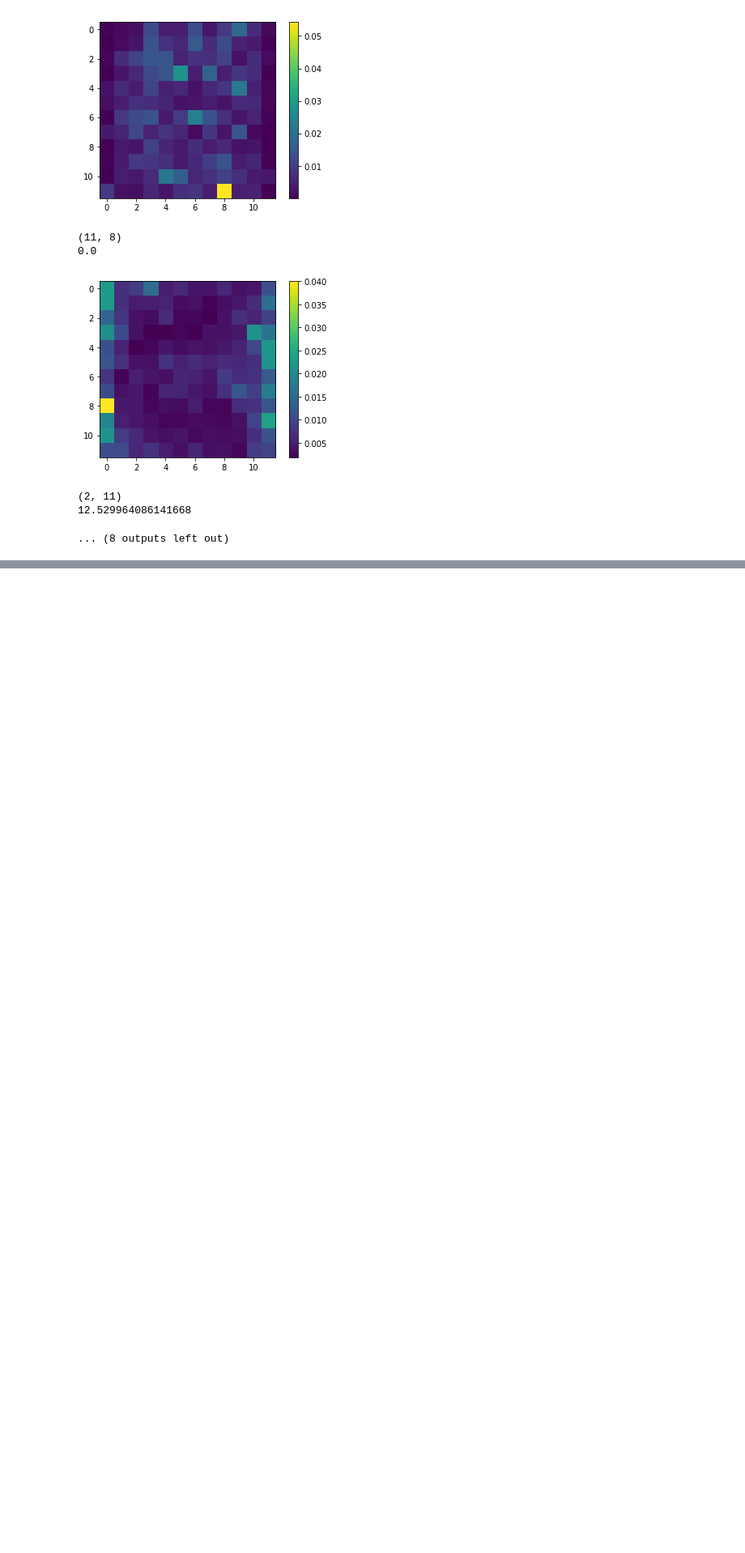
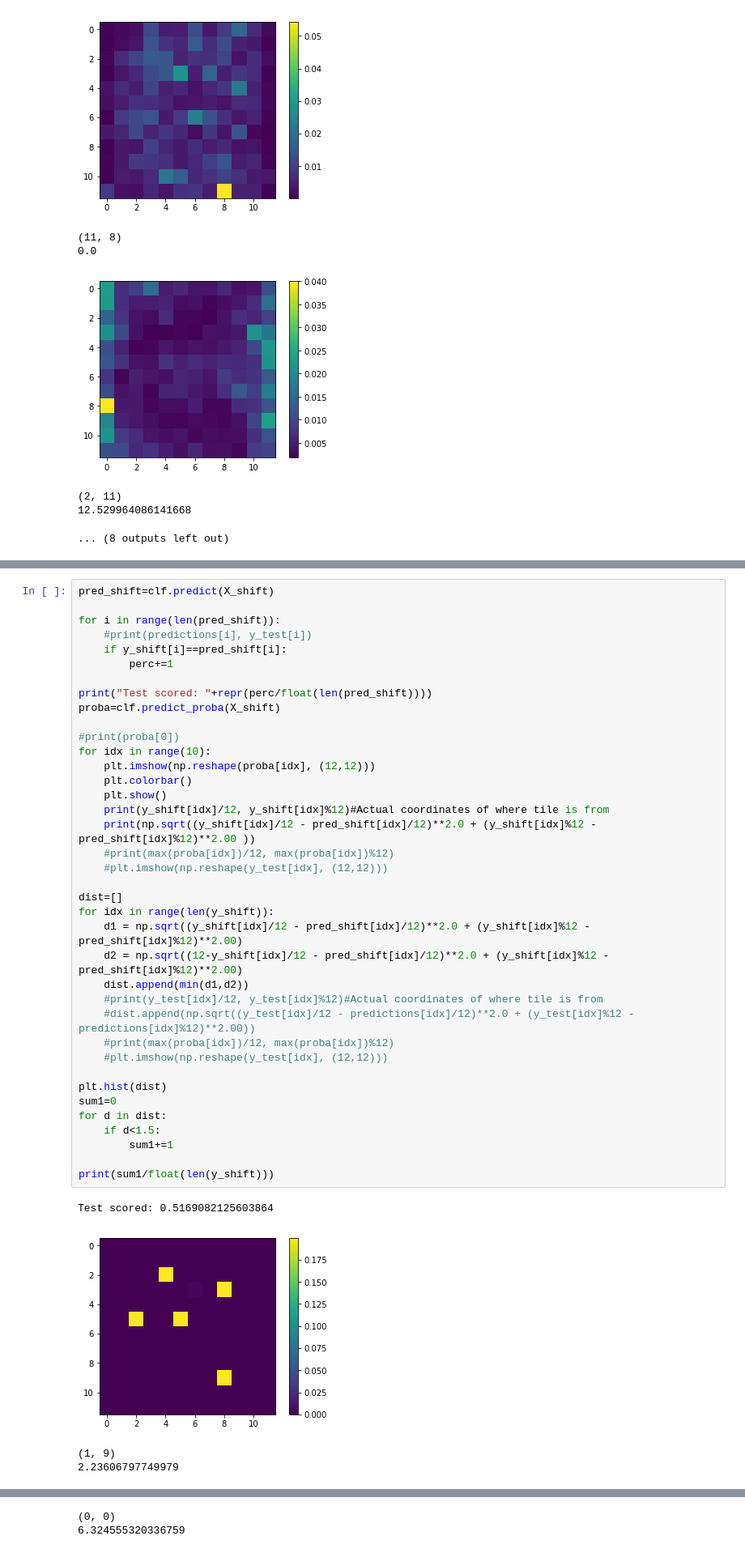
Before and after one commit to soudk/NightSky, a Jupyter notebook: LogisticRegression.ipynb, the cells around one changed output, grey strips where cells are left out. Shown at 81% size. Cells and saved outputs as stored; diff of their text form; blank space fills up the shorter version.

```diff
--- a/LogisticRegression.ipynb
+++ b/LogisticRegression.ipynb
@@ -171,0 +242,43 @@ print(sum1/float(len(y_test)))
+# %%
+pred_shift=clf.predict(X_shift)
+
+for i in range(len(pred_shift)):
+    #print(predictions[i], y_test[i])
+    if y_shift[i]==pred_shift[i]:
+        perc+=1
+
+print("Test scored: "+repr(perc/float(len(pred_shift))))
+proba=clf.predict_proba(X_shift)
+
+#print(proba[0])
+for idx in range(10):
+    plt.imshow(np.reshape(proba[idx], (12,12)))
+    plt.colorbar()
+    plt.show()
+    print(y_shift[idx]/12, y_shift[idx]%12)#Actual coordinates of where tile is from
+    print(np.sqrt((y_shift[idx]/12 - pred_shift[idx]/12)**2.0 + (y_shift[idx]%12 - pred_shift[idx]%12)**2.00 ))
+    #print(max(proba[idx])/12, max(proba[idx])%12)
+    #plt.imshow(np.reshape(y_test[idx], (12,12)))
+
+dist=[]
+for idx in range(len(y_shift)):
+    d1 = np.sqrt((y_shift[idx]/12 - pred_shift[idx]/12)**2.0 + (y_shift[idx]%12 - pred_shift[idx]%12)**2.00)
+    d2 = np.sqrt((12-y_shift[idx]/12 - pred_shift[idx]/12)**2.0 + (y_shift[idx]%12 - pred_shift[idx]%12)**2.00)
+    dist.append(min(d1,d2))
+    #print(y_test[idx]/12, y_test[idx]%12)#Actual coordinates of where tile is from
+    #dist.append(np.sqrt((y_test[idx]/12 - predictions[idx]/12)**2.0 + (y_test[idx]%12 - predictions[idx]%12)**2.00))
+    #print(max(proba[idx])/12, max(proba[idx])%12)
+    #plt.imshow(np.reshape(y_test[idx], (12,12)))
+
+plt.hist(dist)
+sum1=0
+for d in dist:
+    if d<1.5:
+        sum1+=1
+
+print(sum1/float(len(y_shift)))
+# %% [output]
+Test scored: 0.5169082125603864
+[figure, added]
+(1, 9)
+2.23606797749979
@@ -171,0 +286,2 @@ print(sum1/float(len(y_test)))
+(0, 0)
+6.324555320336759
```
Also changed, not shown: parts of 8 cells of this notebook, 1 other file.
